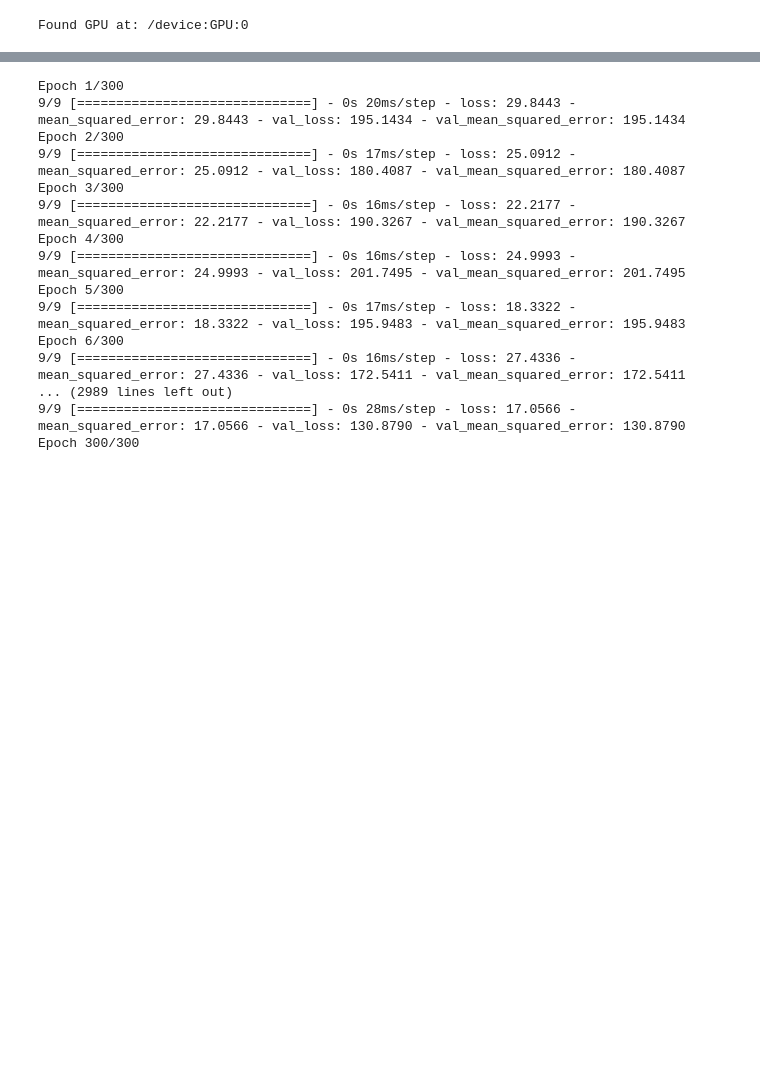
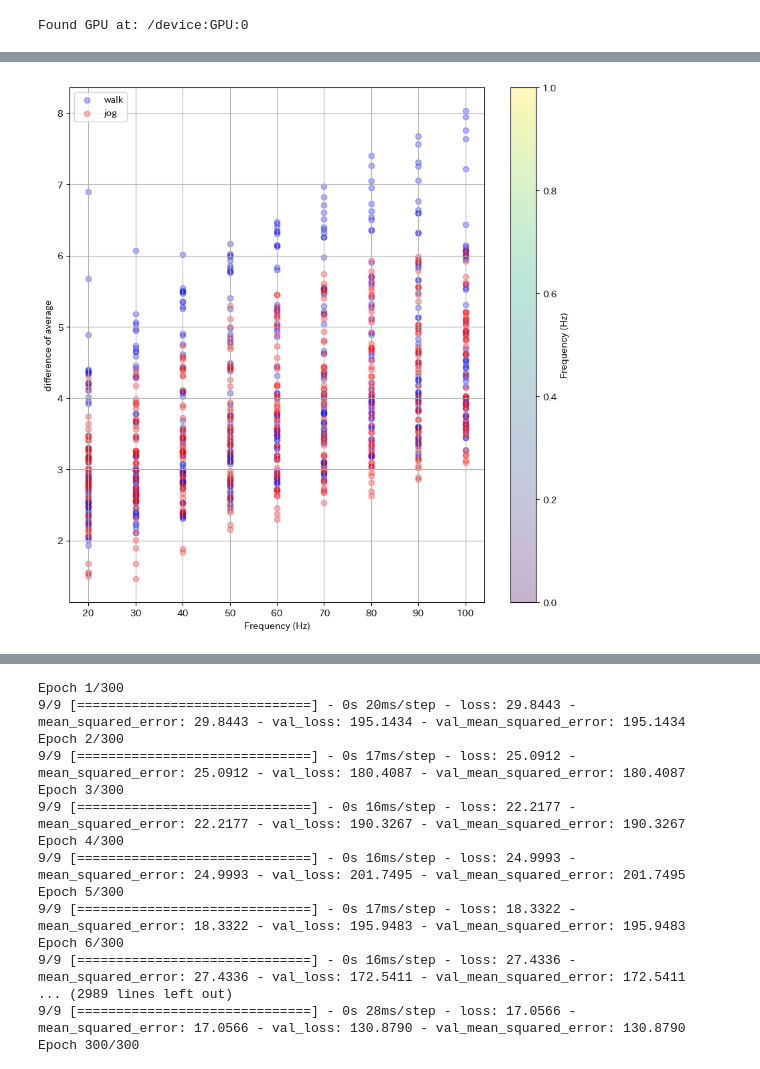
Before and after one commit to hinapyon/Sampling-Frequency-Estimating-of-Human-Activity-Acceleration-Data-using-Transformer-based-Regression, a Jupyter notebook: AcrossDifferentDomains.ipynb, the cells around one changed output, grey strips where cells are left out. Cells and saved outputs as stored; diff of their text form; code cells hidden in the pictures; blank space fills up the shorter version.

```diff
--- a/AcrossDifferentDomains.ipynb
+++ b/AcrossDifferentDomains.ipynb
@@ -423,3 +424,3 @@ avg2 = []
 # %%
 for i in range(len(HzJ)):
-  lens.append(len(DifferenceAcc_listJ[i]))
+  lens2.append(len(DifferenceAcc_listJ[i]))
@@ -457,0 +464,2 @@ for i in range(len(Hz)):
+# %%
+root_var = np.sqrt(var)
@@ -458,3 +468,25 @@ for i in range(len(Hz)):
+# %%
+rvarskew = (FeaturesW[:, 5] / root_var) * avg
+# %%
+rvarskew2 = (FeaturesJ[:, 5] / root_var2) * avg2
+# %%
+# クラスごとに色分けされたプロットを作成
+plt.figure(figsize=(10, 10))
+#plt.scatter(HzW, FeaturesW[:, 5], alpha=0.3, c="b", label="walk")
+#plt.scatter(HzJ, FeaturesJ[:, 5], alpha=0.3, c="r", label="jog")
+#plt.scatter(HzW, root_var, alpha=0.3, c="b", label="walk")
+#plt.scatter(HzJ, root_var2, alpha=0.3, c="r", label="jog")
+plt.scatter(HzW, rvarskew, alpha=0.3, c="b", label="walk")
+plt.scatter(HzJ, rvarskew2, alpha=0.3, c="r", label="jog")
+plt.colorbar(label='Frequency (Hz)')
+plt.xlabel('Frequency (Hz)')
+plt.ylabel('difference of average')
+#plt.ylim(-0.5, 4.5)
+plt.legend()
+plt.grid(True)
+plt.show()
+# %% [output]
+[figure, added]
 # %%
 #グラフを表示する領域を，figオブジェクトとして作成。
 fig = plt.figure(figsize = (9,6))
```
Also changed, not shown: parts of 20 cells of this notebook.
